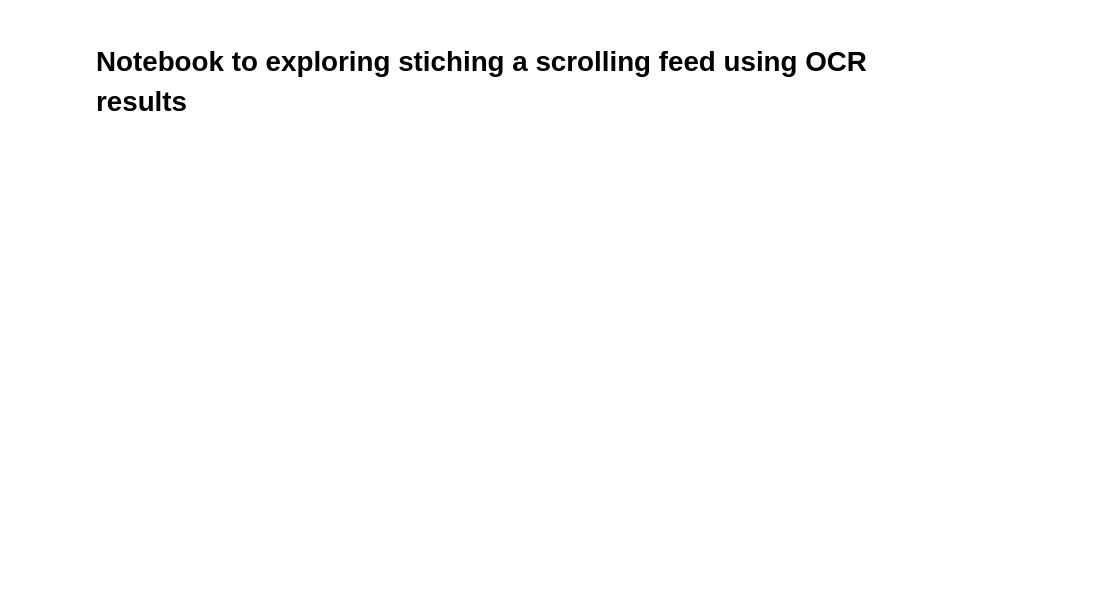
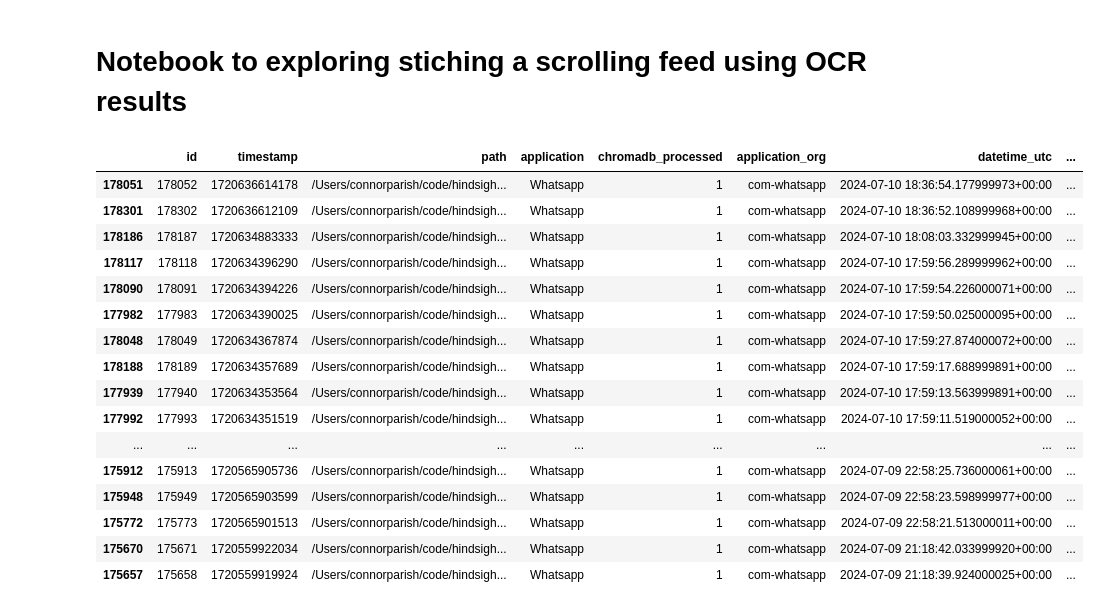
Before and after one commit to cparish312/hindsight, a Jupyter notebook: hindsight_server/notebooks/ocr_prettying.ipynb, the cells around one changed output. Saved outputs shown, nothing was run; the diff lists cells and outputs as text; code cells hidden in the pictures; blank space fills up the shorter version.

```diff
--- a/hindsight_server/notebooks/ocr_prettying.ipynb
+++ b/hindsight_server/notebooks/ocr_prettying.ipynb
@@ -19,3 +19,23 @@ frames = db.get_frames()
 frames = utils.add_datetimes(frames)
 frames = frames.sort_values(by='datetime_local', ascending=False)
+# %%
+frames.loc[frames['application'] == 'Whatsapp'].head(20)
+# %% [output]
+|  | id | timestamp | path | application | chromadb_processed | application_org | datetime_utc | ... |
+| 178051 | 178052 | 1720636614178 | /Users/connorparish/code/hindsigh... | Whatsapp | 1 | com-whatsapp | 2024-07-10 18:36:54.177999973+00:00 | ... |
+| 178301 | 178302 | 1720636612109 | /Users/connorparish/code/hindsigh... | Whatsapp | 1 | com-whatsapp | 2024-07-10 18:36:52.108999968+00:00 | ... |
+| 178186 | 178187 | 1720634883333 | /Users/connorparish/code/hindsigh... | Whatsapp | 1 | com-whatsapp | 2024-07-10 18:08:03.332999945+00:00 | ... |
+| 178117 | 178118 | 1720634396290 | /Users/connorparish/code/hindsigh... | Whatsapp | 1 | com-whatsapp | 2024-07-10 17:59:56.289999962+00:00 | ... |
+| 178090 | 178091 | 1720634394226 | /Users/connorparish/code/hindsigh... | Whatsapp | 1 | com-whatsapp | 2024-07-10 17:59:54.226000071+00:00 | ... |
+| 177982 | 177983 | 1720634390025 | /Users/connorparish/code/hindsigh... | Whatsapp | 1 | com-whatsapp | 2024-07-10 17:59:50.025000095+00:00 | ... |
+| 178048 | 178049 | 1720634367874 | /Users/connorparish/code/hindsigh... | Whatsapp | 1 | com-whatsapp | 2024-07-10 17:59:27.874000072+00:00 | ... |
+| 178188 | 178189 | 1720634357689 | /Users/connorparish/code/hindsigh... | Whatsapp | 1 | com-whatsapp | 2024-07-10 17:59:17.688999891+00:00 | ... |
+| 177939 | 177940 | 1720634353564 | /Users/connorparish/code/hindsigh... | Whatsapp | 1 | com-whatsapp | 2024-07-10 17:59:13.563999891+00:00 | ... |
+| 177992 | 177993 | 1720634351519 | /Users/connorparish/code/hindsigh... | Whatsapp | 1 | com-whatsapp | 2024-07-10 17:59:11.519000052+00:00 | ... |
+| ... | ... | ... | ... | ... | ... | ... | ... | ... |
+| 175912 | 175913 | 1720565905736 | /Users/connorparish/code/hindsigh... | Whatsapp | 1 | com-whatsapp | 2024-07-09 22:58:25.736000061+00:00 | ... |
+| 175948 | 175949 | 1720565903599 | /Users/connorparish/code/hindsigh... | Whatsapp | 1 | com-whatsapp | 2024-07-09 22:58:23.598999977+00:00 | ... |
+| 175772 | 175773 | 1720565901513 | /Users/connorparish/code/hindsigh... | Whatsapp | 1 | com-whatsapp | 2024-07-09 22:58:21.513000011+00:00 | ... |
+| 175670 | 175671 | 1720559922034 | /Users/connorparish/code/hindsigh... | Whatsapp | 1 | com-whatsapp | 2024-07-09 21:18:42.033999920+00:00 | ... |
+| 175657 | 175658 | 1720559919924 | /Users/connorparish/code/hindsigh... | Whatsapp | 1 | com-whatsapp | 2024-07-09 21:18:39.924000025+00:00 | ... |
 # %%
```
Also changed, not shown: parts of 5 cells of this notebook, 18 other files.
